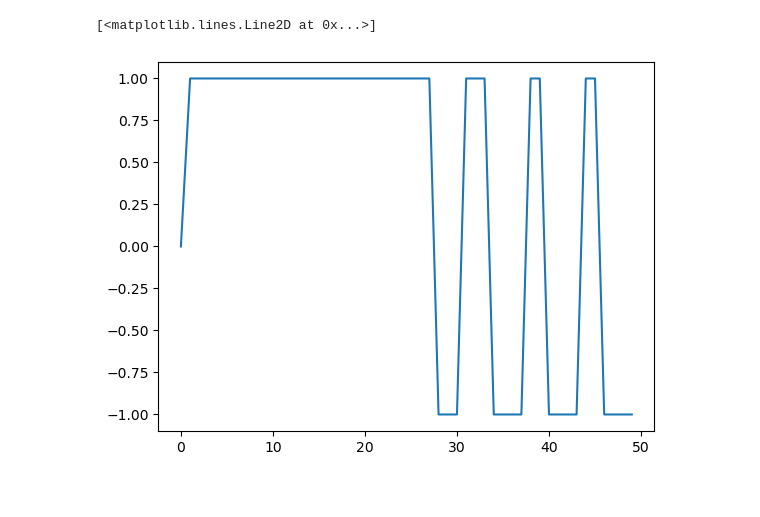
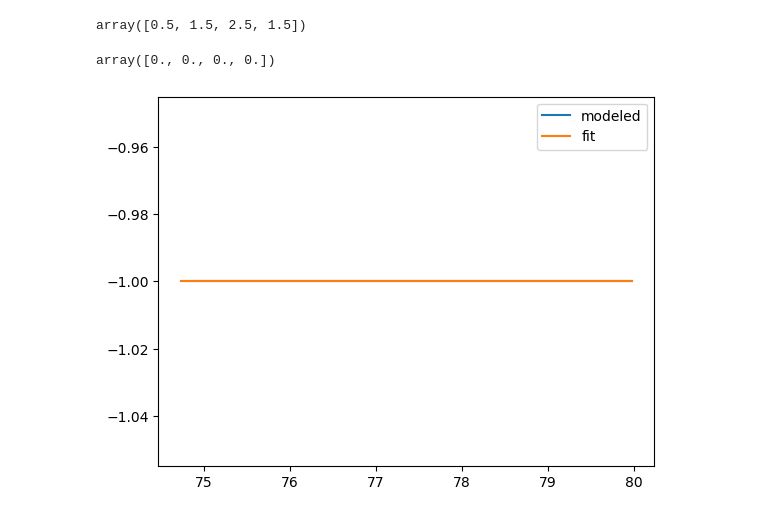
Before and after one commit to Stellaerranti/Spassov, a Jupyter notebook: spassov.ipynb, the cells around one changed output. Cells and saved outputs as stored; diff of their text form; code cells hidden in the pictures.

```diff
--- a/spassov.ipynb
+++ b/spassov.ipynb
@@ -31,4 +32,6 @@ def get_magnetisation(z,a1,a2,b1,b2,c1,c2):
     M[M > 0] = 1
     M[M < 0] = -1
     return M
+# %%
+depth , fraction_data = np.loadtxt('ez.txt', unpack = True)
 # %%
@@ -40,13 +43,23 @@ b2 = 5
 c1 = 3
 c2 = 5
 # %%
-M = get_magnetisation(np.linspace(0,10),1.5,3.7,8,5,3,5)
+M = get_magnetisation(depth,1.9,3.1,8,5)
-# %%
-z = np.linspace(0,10)
 # %%
-popt, pcov = curve_fit(get_magnetisation, z, M)
+popt, pcov = curve_fit(get_magnetisation, depth, M, bounds = (-5.,[6.,8.,10.,8.]))
+perr = np.sqrt(np.diag(pcov))
+# %%
+popt
+# %% [output]
+array([0.5, 1.5, 2.5, 1.5])
+# %%
+perr
+# %% [output]
+array([0., 0., 0., 0.])
 # %%
-plt.plot(M)
+plt.plot(z,M,label = 'modeled')
+plt.plot(z,get_magnetisation(z,popt[0],popt[1],popt[2],popt[3]),label = 'fit')
+plt.legend()
+
+plt.show()
 # %% [output]
-[<matplotlib.lines.Line2D at 0x...>]
-[figure, old version]
+[figure, new version]
```
Also changed, not shown: parts of 8 cells of this notebook, 4 other files.
